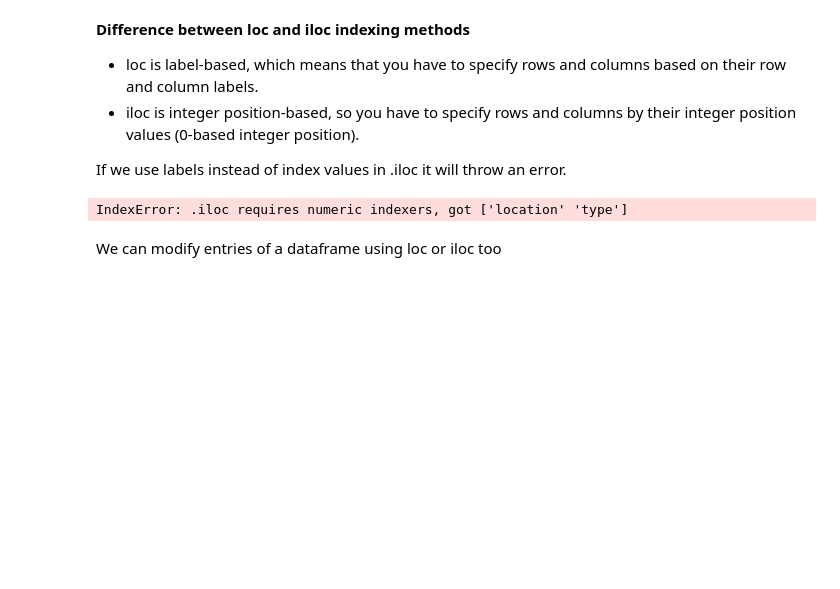
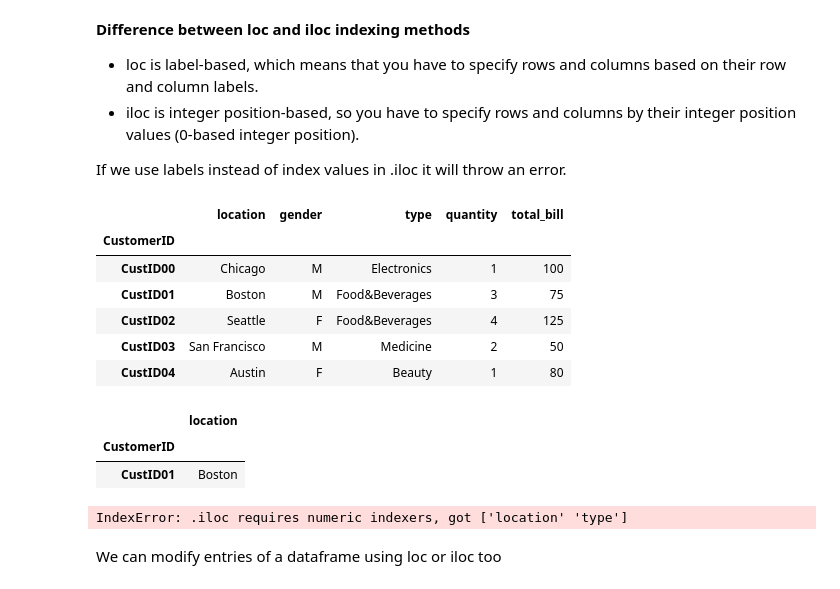
Before and after one commit to yudisuryawan7/Learn-Data-Science-Phyton, a Jupyter notebook: Pandas_for_Data_Science_Pandas.ipynb, the cells around one changed output. Drawn from its saved outputs; the diff is of its cells as text; code cells hidden in the pictures; blank space fills up the shorter version.

```diff
--- a/Pandas_for_Data_Science_Pandas.ipynb
+++ b/Pandas_for_Data_Science_Pandas.ipynb
@@ -405,6 +418,23 @@ store_data.iloc[[1,4],[0,2]]
 
 If we use labels instead of index values in .iloc it will throw an
 error.
+# %%
+store_data_baru = store_data.set_index('CustomerID')
+store_data_baru
+# %% [output]
+|  | location | gender | type | quantity | total_bill |
+| CustomerID |  |  |  |  |  |
+| CustID00 | Chicago | M | Electronics | 1 | 100 |
+| CustID01 | Boston | M | Food&Beverages | 3 | 75 |
+| CustID02 | Seattle | F | Food&Beverages | 4 | 125 |
+| CustID03 | San Francisco | M | Medicine | 2 | 50 |
+| CustID04 | Austin | F | Beauty | 1 | 80 |
+# %%
+store_data_baru.loc[['CustID01'], ['location']] #loc method
+# %% [output]
+|  | location |
+| CustomerID |  |
+| CustID01 | Boston |
 # %%
 # accessing selected rows and columns using iloc method
 store_data.iloc[[1,4],['location','type']]
```
Also changed, not shown: parts of 19 cells of this notebook.
